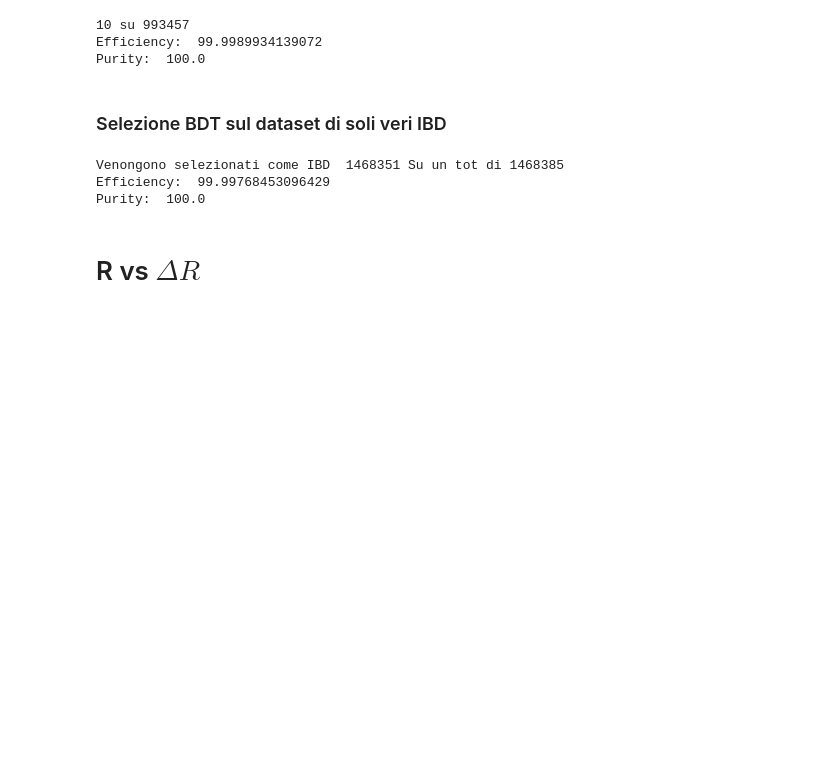
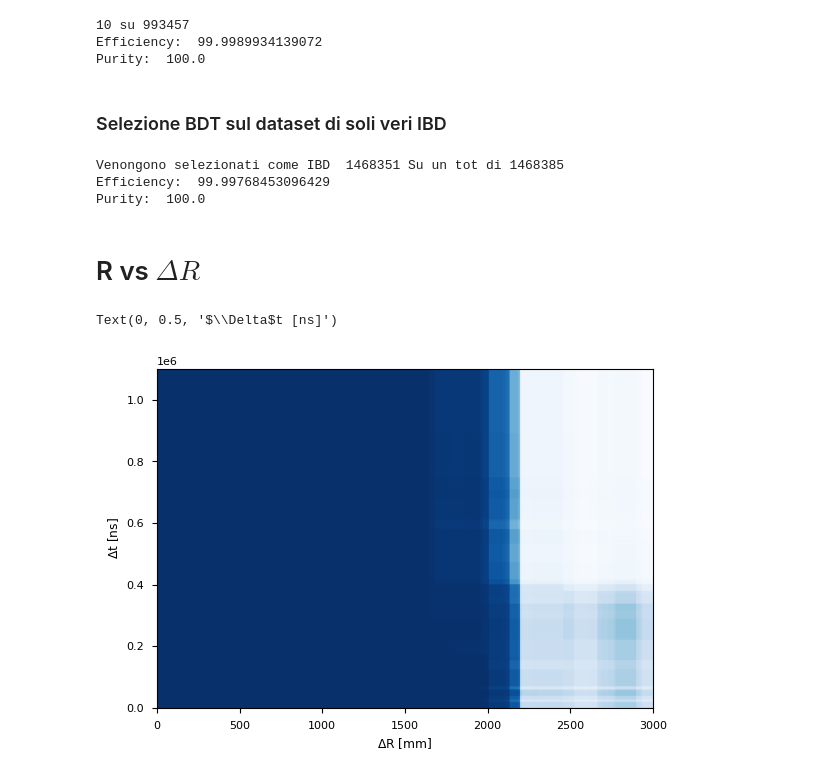
Before and after one commit to Fabiocufino/CloudVenetoCode, a Jupyter notebook: Analysis_CV/BKG_UNcorrelated/XGBoost.ipynb, the cells around one changed output. Drawn from its saved outputs; the diff is of its cells as text; code cells hidden in the pictures; blank space fills up the shorter version.

```diff
--- a/Analysis_CV/BKG_UNcorrelated/XGBoost.ipynb
+++ b/Analysis_CV/BKG_UNcorrelated/XGBoost.ipynb
@@ -441,27 +441,30 @@ Purity:  100.0
 # %% [markdown]
 # R vs $\Delta R$
 # %%
-# to_plot = pd.DataFrame()
+to_plot = pd.DataFrame()
 
-# dr_array = np.linspace(0, 3000, 1000)
-# dt_array = np.linspace(0, 5*220e3, 1000)
+dr_array = np.linspace(0, 3000, 1000)
+dt_array = np.linspace(0, 5*220e3, 1000)
 
-# dr_mesh, dt_mesh = np.meshgrid(dr_array, dt_array)
+dr_mesh, dt_mesh = np.meshgrid(dr_array, dt_array)
 
-# elements = len(dr_mesh.flatten())
-# R = 17600
-# to_plot['R_pro'] = R*np.ones(elements)
-# to_plot['R_del'] = R*np.ones(elements)
-# to_plot['E_pro'] = 1.*np.ones(elements)
-# to_plot['delta_radius'] = dr_mesh.flatten()
-# to_plot['E_del'] = 2.2*np.ones(elements)
-# to_plot['delta_time'] = dt_mesh.flatten()
-# to_plot = to_plot[X.columns]
+elements = len(dr_mesh.flatten())
+R = 17600
+to_plot['R_pro'] = R*np.ones(elements)
+to_plot['R_del'] = R*np.ones(elements)
+to_plot['E_pro'] = 1.*np.ones(elements)
+to_plot['delta_radius'] = dr_mesh.flatten()
+to_plot['E_del'] = 2.2*np.ones(elements)
+to_plot['delta_time'] = dt_mesh.flatten()
+to_plot = to_plot[X.columns]
 
-# probs = model.predict_proba(to_plot)[:, 1].reshape(dr_mesh.shape)
+probs = model.predict_proba(to_plot)[:, 1].reshape(dr_mesh.shape)
 
-# plt.imshow(probs, cmap = 'Blues', origin = 'lower', extent = (dr_mesh.min(), dr_mesh.max(), dt_mesh.min(), dt_mesh.max()), aspect = 'auto')
+plt.imshow(probs, cmap = 'Blues', origin = 'lower', extent = (dr_mesh.min(), dr_mesh.max(), dt_mesh.min(), dt_mesh.max()), aspect = 'auto')
 
-# plt.xlabel(r'$\Delta$R [mm]')
-# plt.ylabel(r'$\Delta$t [ns]')
+plt.xlabel(r'$\Delta$R [mm]')
+plt.ylabel(r'$\Delta$t [ns]')
+# %% [output]
+Text(0, 0.5, '$\\Delta$t [ns]')
+[figure, added]
 # %%
```
Also changed, not shown: parts of 8 cells of this notebook, 2 other files.
